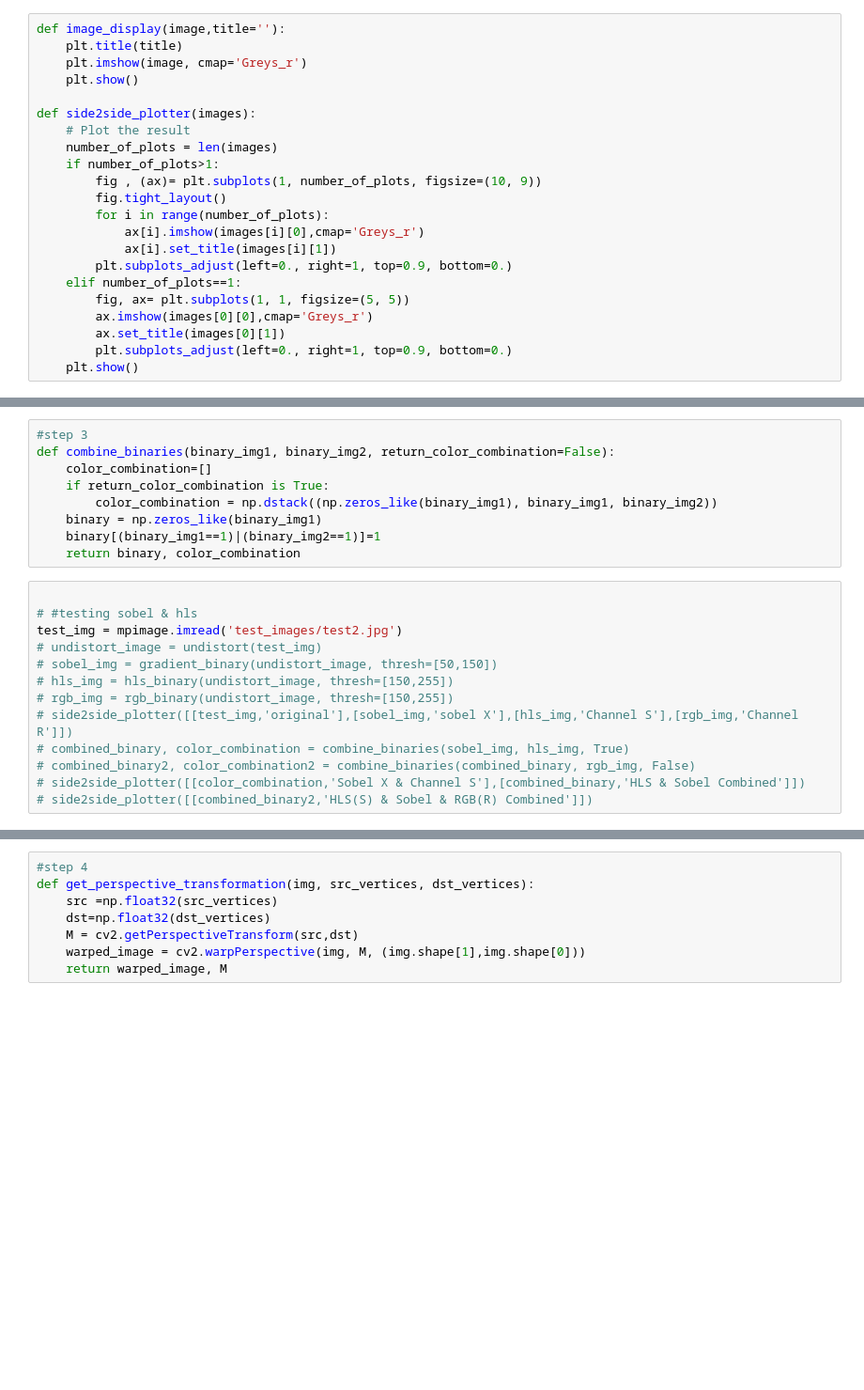
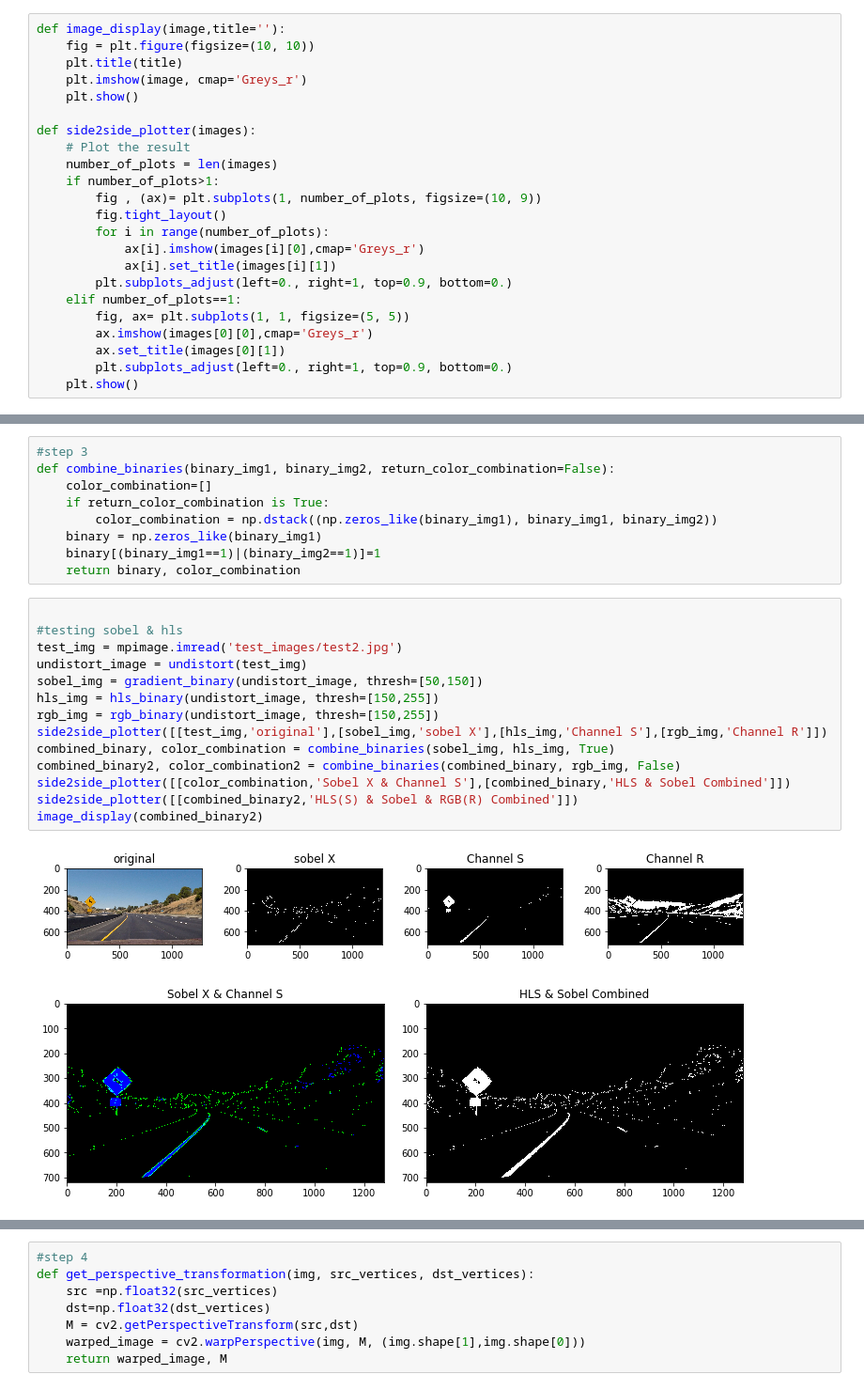
Before and after one commit to adreena/carnd-adv-lane-lines, a Jupyter notebook: project4.ipynb, the cells around one changed output, grey strips where cells are left out. Shown at 94% size. Saved outputs shown, nothing was run; the diff lists cells and outputs as text; blank space fills up the shorter version.

```diff
--- a/project4.ipynb
+++ b/project4.ipynb
@@ -7,6 +7,7 @@ import matplotlib.image as mpimage
 import cv2
 # %%
 def image_display(image,title=''):
+    fig = plt.figure(figsize=(10, 10))
     plt.title(title)
     plt.imshow(image, cmap='Greys_r')
     plt.show()
@@ -163,14 +164,18 @@ def combine_binaries(binary_img1, binary_img2, return_color_combination=False):
     return binary, color_combination
 # %%
 
-# #testing sobel & hls
+#testing sobel & hls
 test_img = mpimage.imread('test_images/test2.jpg')
-# undistort_image = undistort(test_img)
-# sobel_img = gradient_binary(undistort_image, thresh=[50,150])
-# hls_img = hls_binary(undistort_image, thresh=[150,255])
-# rgb_img = rgb_binary(undistort_image, thresh=[150,255])
-# side2side_plotter([[test_img,'original'],[sobel_img,'sobel X'],[hls_img,'Channel S'],[rgb_img,'Channel R']])
-# combined_binary, color_combination = combine_binaries(sobel_img, hls_img, True)
-# combined_binary2, color_combination2 = combine_binaries(combined_binary, rgb_img, False)
-# side2side_plotter([[color_combination,'Sobel X & Channel S'],[combined_binary,'HLS & Sobel Combined']])
-# side2side_plotter([[combined_binary2,'HLS(S) & Sobel & RGB(R) Combined']])
+undistort_image = undistort(test_img)
+sobel_img = gradient_binary(undistort_image, thresh=[50,150])
+hls_img = hls_binary(undistort_image, thresh=[150,255])
+rgb_img = rgb_binary(undistort_image, thresh=[150,255])
+side2side_plotter([[test_img,'original'],[sobel_img,'sobel X'],[hls_img,'Channel S'],[rgb_img,'Channel R']])
+combined_binary, color_combination = combine_binaries(sobel_img, hls_img, True)
+combined_binary2, color_combination2 = combine_binaries(combined_binary, rgb_img, False)
+side2side_plotter([[color_combination,'Sobel X & Channel S'],[combined_binary,'HLS & Sobel Combined']])
+side2side_plotter([[combined_binary2,'HLS(S) & Sobel & RGB(R) Combined']])
+image_display(combined_binary2)
+# %% [output]
+[figure, added]
+[figure, added]
```
Also changed, not shown: parts of 14 cells of this notebook, 4 other files.
